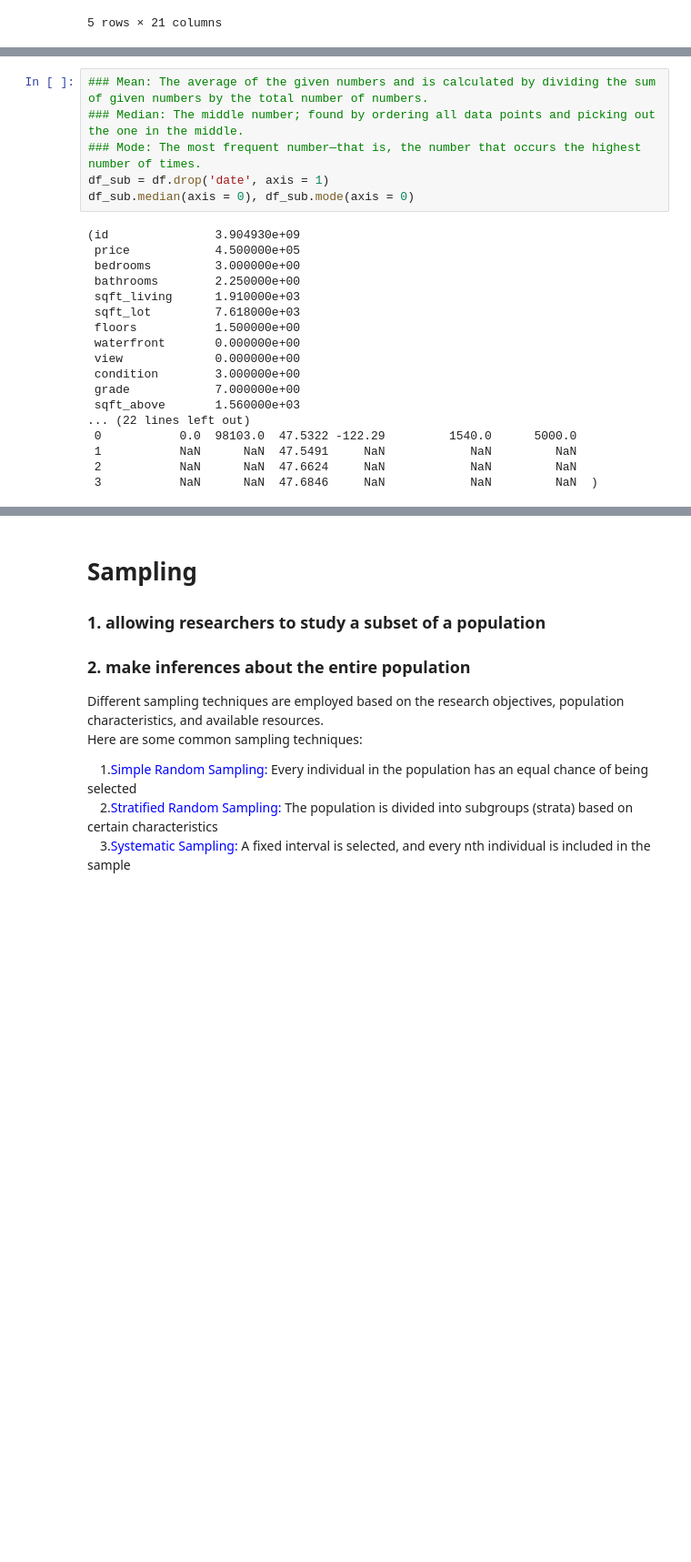
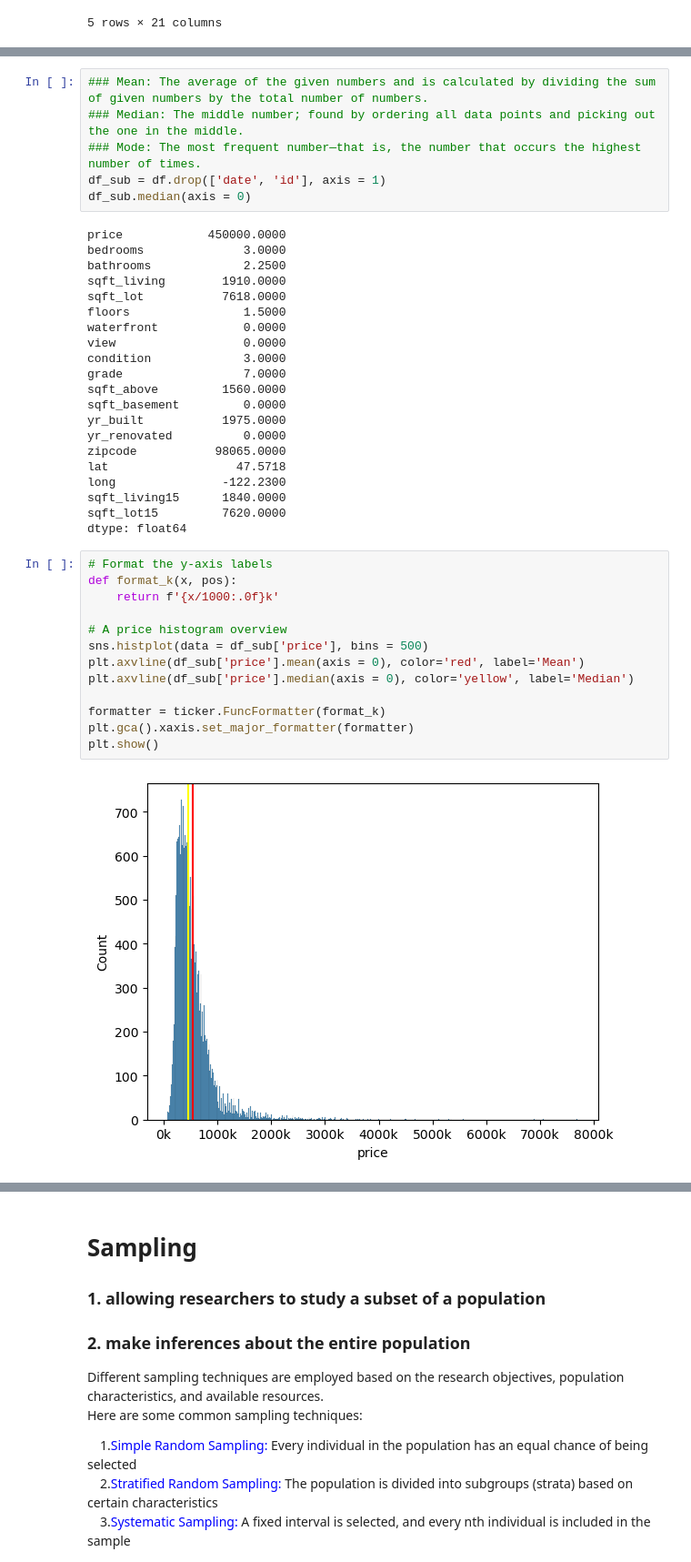
Before and after one commit to jzy0040/PythonIntroAndDataModeling, a Jupyter notebook: notebooks/BAN7101BusinessAnalytics/BasicStatistics.ipynb, the cells around one changed output, grey strips where cells are left out. Shown at 91% size. Cells and saved outputs as stored; diff of their text form; blank space fills up the shorter version.

```diff
--- a/notebooks/BAN7101BusinessAnalytics/BasicStatistics.ipynb
+++ b/notebooks/BAN7101BusinessAnalytics/BasicStatistics.ipynb
@@ -68,23 +70,41 @@ df.describe()
 ### Mean: The average of the given numbers and is calculated by dividing the sum of given numbers by the total number of numbers.
 ### Median: The middle number; found by ordering all data points and picking out the one in the middle.
 ### Mode: The most frequent number—that is, the number that occurs the highest number of times.
-df_sub = df.drop('date', axis = 1)
-df_sub.median(axis = 0), df_sub.mode(axis = 0)
+df_sub = df.drop(['date', 'id'], axis = 1)
+df_sub.median(axis = 0)
 # %% [output]
-(id               3.904930e+09
- price            4.500000e+05
- bedrooms         3.000000e+00
- bathrooms        2.250000e+00
- sqft_living      1.910000e+03
- sqft_lot         7.618000e+03
- floors           1.500000e+00
- waterfront       0.000000e+00
- view             0.000000e+00
- condition        3.000000e+00
- grade            7.000000e+00
- sqft_above       1.560000e+03
-... (22 lines left out)
- 0           0.0  98103.0  47.5322 -122.29         1540.0      5000.0
- 1           NaN      NaN  47.5491     NaN            NaN         NaN
- 2           NaN      NaN  47.6624     NaN            NaN         NaN
- 3           NaN      NaN  47.6846     NaN            NaN         NaN  )
+price            450000.0000
+bedrooms              3.0000
+bathrooms             2.2500
+sqft_living        1910.0000
+sqft_lot           7618.0000
+floors                1.5000
+waterfront            0.0000
+view                  0.0000
+condition             3.0000
+grade                 7.0000
+sqft_above         1560.0000
+sqft_basement         0.0000
+yr_built           1975.0000
+yr_renovated          0.0000
+zipcode           98065.0000
+lat                  47.5718
+long               -122.2300
+sqft_living15      1840.0000
+sqft_lot15         7620.0000
+dtype: float64
+# %%
+# Format the y-axis labels
+def format_k(x, pos):
+    return f'{x/1000:.0f}k'
+
+# A price histogram overview
+sns.histplot(data = df_sub['price'], bins = 500)
+plt.axvline(df_sub['price'].mean(axis = 0), color='red', label='Mean')
+plt.axvline(df_sub['price'].median(axis = 0), color='yellow', label='Median')
+
+formatter = ticker.FuncFormatter(format_k)
+plt.gca().xaxis.set_major_formatter(formatter)
+plt.show()
+# %% [output]
+[figure, added]
```
Also changed, not shown: parts of 16 cells of this notebook, 26 other files.
